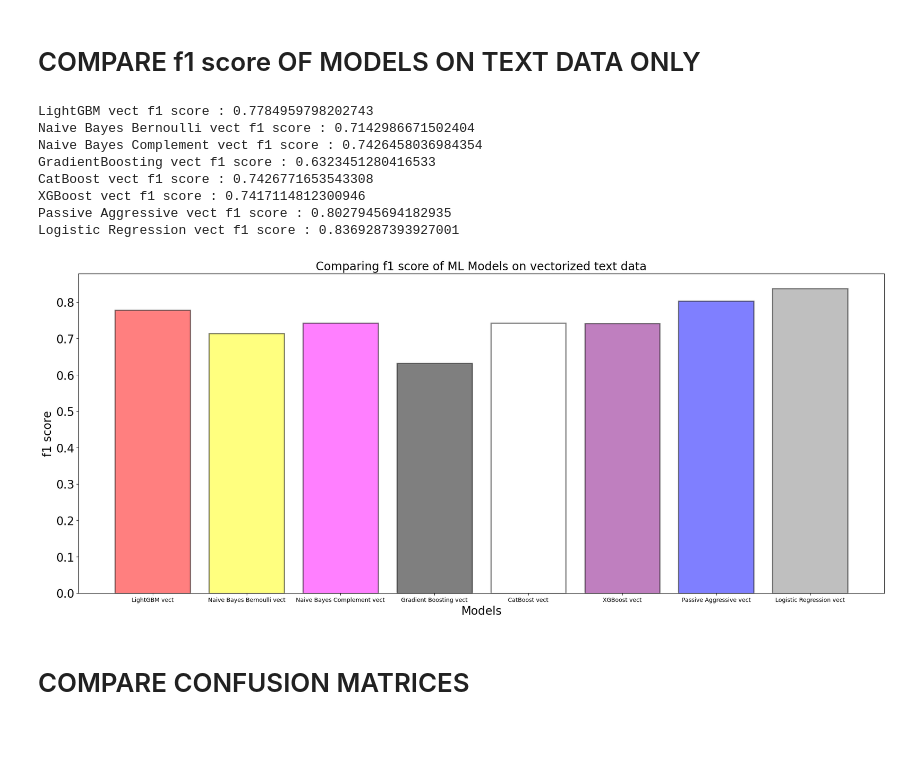
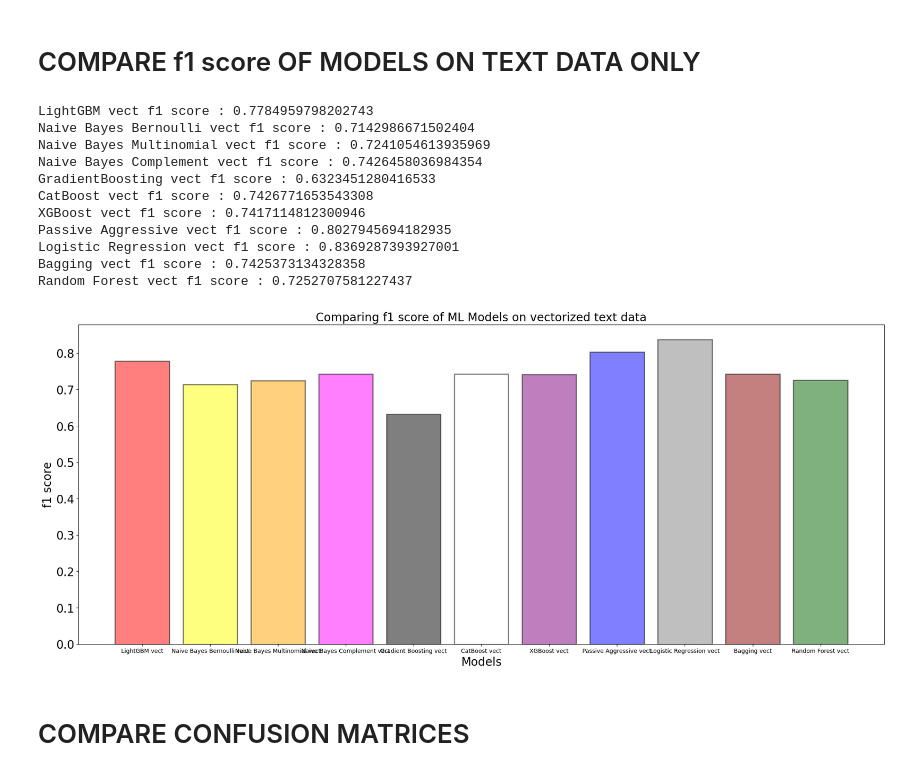
Before and after one commit to ElisaHofmann/fakenews, a Jupyter notebook: FakeNews_report2_ELISA_2023-06-06.ipynb, the cells around one changed output. Saved outputs shown, nothing was run; the diff lists cells and outputs as text; code cells hidden in the pictures; blank space fills up the shorter version.

```diff
--- a/FakeNews_report2_ELISA_2023-06-06.ipynb
+++ b/FakeNews_report2_ELISA_2023-06-06.ipynb
@@ -1257,0 +1314,5 @@ print(cf_matrix_bag_vect)
+# %%
+# fit model
+clf_rf.fit(X_train_text, Y_train)
+
+# takes 30 minutes
@@ -1257,0 +1321,3 @@ print(cf_matrix_bag_vect)
+# %%
+#Predict on the test set
+y_pred_rf_vect = clf_rf.predict(X_test_text)
@@ -1257,0 +1332,8 @@ print(cf_matrix_bag_vect)
+# %%
+# Evaluate the model with f1 score
+from sklearn.metrics import f1_score
+
+f1_rf_vect = f1_score(Y_test, y_pred_rf_vect)
+f1_rf_vect
+
+# 0.73
@@ -1315,7 +1434,7 @@ plt.bar(labels_vect.keys(),labels_vect.values(),edgecolor='black',color=colors,
 # %%
 print("LightGBM vect f1 score :", f1_LightGBM_vect)
 print("Naive Bayes Bernoulli vect f1 score :", f1_NB_Bern_vect)
-# print("Naive Bayes Multinomial vect f1 score :", f1_NB_Mult_vect)
+print("Naive Bayes Multinomial vect f1 score :", f1_NB_Mult_vect)
 print("Naive Bayes Complement vect f1 score :", f1_NB_Compl_vect)
 print("GradientBoosting vect f1 score :", f1_GradBoost_vect)
 print("CatBoost vect f1 score :", f1_CatBoost_vect)
@@ -1324,45 +1443,54 @@ print("XGBoost vect f1 score :", f1_XGBoost_vect)
 # print("SVM vect accuracy score :", f1_SVM_vect)
 print("Passive Aggressive vect f1 score :", f1_PassAgg_vect)
 print("Logistic Regression vect f1 score :", f1_LogReg_vect)
+print("Bagging vect f1 score :", f1_bag_vect)
+print("Random Forest vect f1 score :", f1_rf_vect)
 # %% [output]
 LightGBM vect f1 score : 0.7784959798202743
 Naive Bayes Bernoulli vect f1 score : 0.7142986671502404
+Naive Bayes Multinomial vect f1 score : 0.7241054613935969
 Naive Bayes Complement vect f1 score : 0.7426458036984354
 GradientBoosting vect f1 score : 0.6323451280416533
 CatBoost vect f1 score : 0.7426771653543308
 XGBoost vect f1 score : 0.7417114812300946
 Passive Aggressive vect f1 score : 0.8027945694182935
 Logistic Regression vect f1 score : 0.8369287393927001
+Bagging vect f1 score : 0.7425373134328358
+Random Forest vect f1 score : 0.7252707581227437
 # %%
 #Creating the Dictionary with model name as key adn accuracy as key-value
 labels_vect_f1  = {'LightGBM vect':f1_LightGBM_vect,
                    'Naive Bayes Bernoulli vect':f1_NB_Bern_vect,
- #       'Naive Bayes Multinomial vect':f1_NB_Mult_vect,
+        'Naive Bayes Multinomial vect':f1_NB_Mult_vect,
         'Naive Bayes Complement vect':f1_NB_Compl_vect,
         'Gradient Boosting vect':f1_GradBoost_vect,
         'CatBoost vect':f1_CatBoost_vect,
         'XGBoost vect':f1_XGBoost_vect,
         'Passive Aggressive vect':f1_PassAgg_vect,
-        'Logistic Regression vect':f1_LogReg_vect}
+        'Logistic Regression vect':f1_LogReg_vect,
+        'Bagging vect':f1_bag_vect,
+        'Random Forest vect':f1_rf_vect}
 # %%
 #Plotting accuracy of all the models with Bar-Graphs
 plt.figure(figsize=(25,10))
 plt.title('Comparing f1 score of ML Models on vectorized text data',fontsize=20)
 colors=['red','yellow',
-        #'orange',
+        'orange',
         'magenta',
          'black',
         'white',
         'purple',
         'blue',
-        'gray']
+        'gray',
+        'darkred',
+       'darkgreen']
 plt.xticks(fontsize=10,color='black')
 plt.yticks(fontsize=20,color='black')
 plt.ylabel('f1 score',fontsize=20)
 plt.xlabel('Models',fontsize=20)
 plt.bar(labels_vect_f1.keys(),labels_vect_f1.values(),edgecolor='black',color=colors, linewidth=2,alpha=0.5);
 # %% [output]
-[figure, old version]
+[figure, new version]
 # %% [markdown]
 # COMPARE CONFUSION MATRICES
 # %%
```
Also changed, not shown: parts of 80 cells of this notebook.
